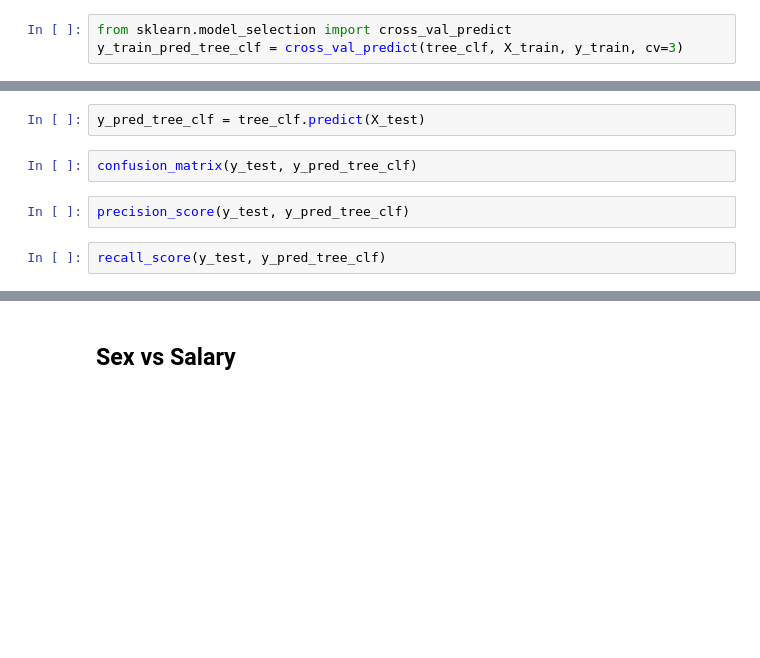
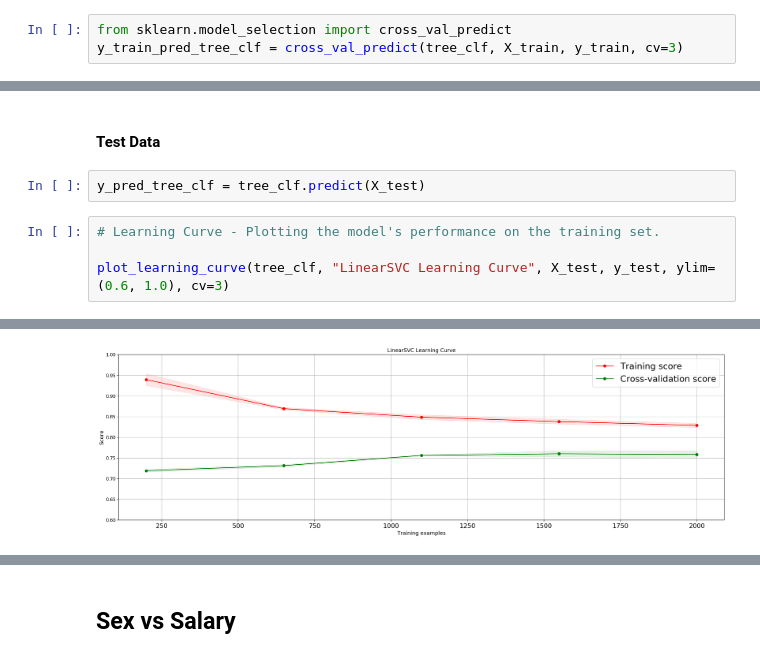
Before and after one commit to andrea5972/ML_classification, a Jupyter notebook: Classification/Census-V1.ipynb, the cells around one changed output, grey strips where cells are left out. Cells and saved outputs as stored; diff of their text form; blank space fills up the shorter version.

```diff
--- a/Classification/Census-V1.ipynb
+++ b/Classification/Census-V1.ipynb
@@ -106,8 +229,9 @@ Try on the test data
+# %% [markdown]
+#### Test Data
 # %%
 y_pred_tree_clf = tree_clf.predict(X_test)
-# %%
-confusion_matrix(y_test, y_pred_tree_clf)
-# %%
-precision_score(y_test, y_pred_tree_clf)
-# %%
-recall_score(y_test, y_pred_tree_clf)
+# %%
+# Learning Curve - Plotting the model's performance on the training set.
+
+plot_learning_curve(tree_clf, "LinearSVC Learning Curve", X_test, y_test, ylim=(0.6, 1.0), cv=3)
+# %% [output]
@@ -113,0 +239 @@ recall_score(y_test, y_pred_tree_clf)
+[figure, added]
```
Also changed, not shown: parts of 75 cells of this notebook.
